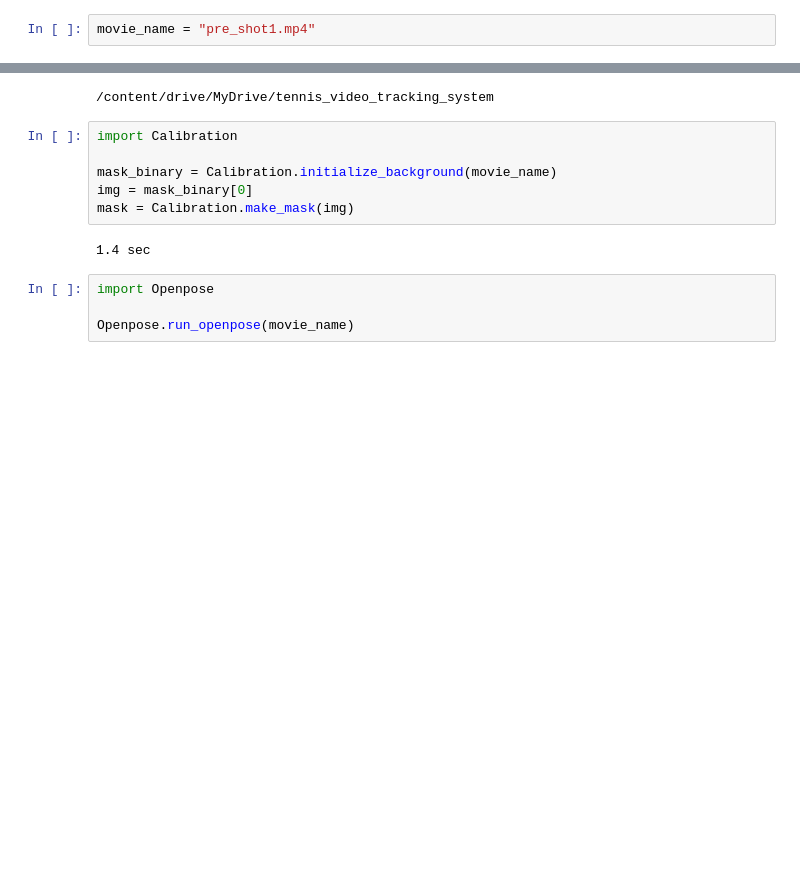
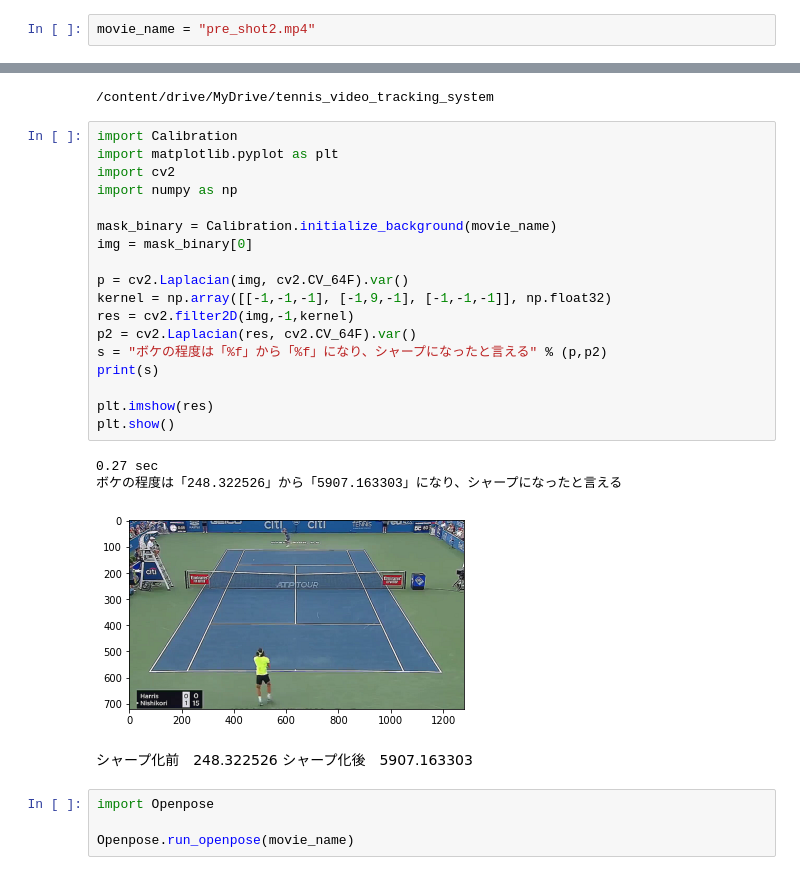
Before and after one commit to tomohitom/Tennis_Game_Analysis, a Jupyter notebook: tennis_tracking.ipynb, the cells around one changed output, grey strips where cells are left out. Cells and saved outputs as stored; diff of their text form; blank space fills up the shorter version.

```diff
--- a/tennis_tracking.ipynb
+++ b/tennis_tracking.ipynb
@@ -1,19 +1,36 @@
 # %% [markdown]
 <a href="https://colab.research.google.com/github/tomohitom/Tennis_Game_Analysis/blob/master/tennis_tracking.ipynb" target="_parent"><img src="https://colab.research.google.com/assets/colab-badge.svg" alt="Open In Colab"/></a>
 # %%
-movie_name = "pre_shot1.mp4"
+movie_name = "pre_shot2.mp4"
 # %%
 %cd drive/MyDrive/tennis_video_tracking_system
 # %% [output]
 /content/drive/MyDrive/tennis_video_tracking_system
-# %%
-import Calibration
-
-mask_binary = Calibration.initialize_background(movie_name)
-img = mask_binary[0]
-mask = Calibration.make_mask(img)
-# %% [output]
-1.4 sec
+# %%
+import Calibration
+import matplotlib.pyplot as plt
+import cv2
+import numpy as np
+
+mask_binary = Calibration.initialize_background(movie_name)
+img = mask_binary[0]
+
+p = cv2.Laplacian(img, cv2.CV_64F).var()
+kernel = np.array([[-1,-1,-1], [-1,9,-1], [-1,-1,-1]], np.float32)
+res = cv2.filter2D(img,-1,kernel)
+p2 = cv2.Laplacian(res, cv2.CV_64F).var()
+s = "ボケの程度は「%f」から「%f」になり、シャープになったと言える" % (p,p2)
+print(s)
+
+plt.imshow(res)
+plt.show()
+# %% [output]
+0.27 sec
+ボケの程度は「248.322526」から「5907.163303」になり、シャープになったと言える
+[figure, added]
+# %% [markdown]
+シャープ化前　248.322526
+シャープ化後　5907.163303
 # %%
 import Openpose
 
```
